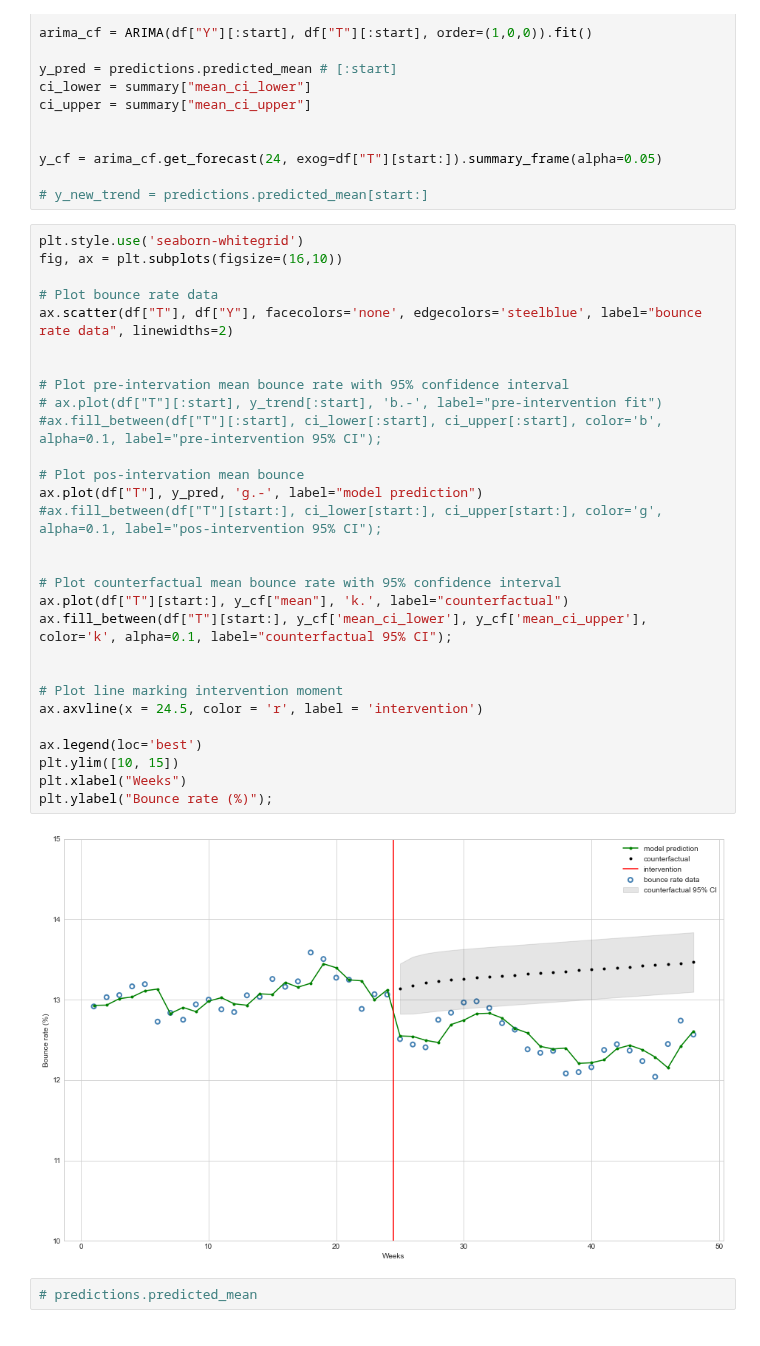
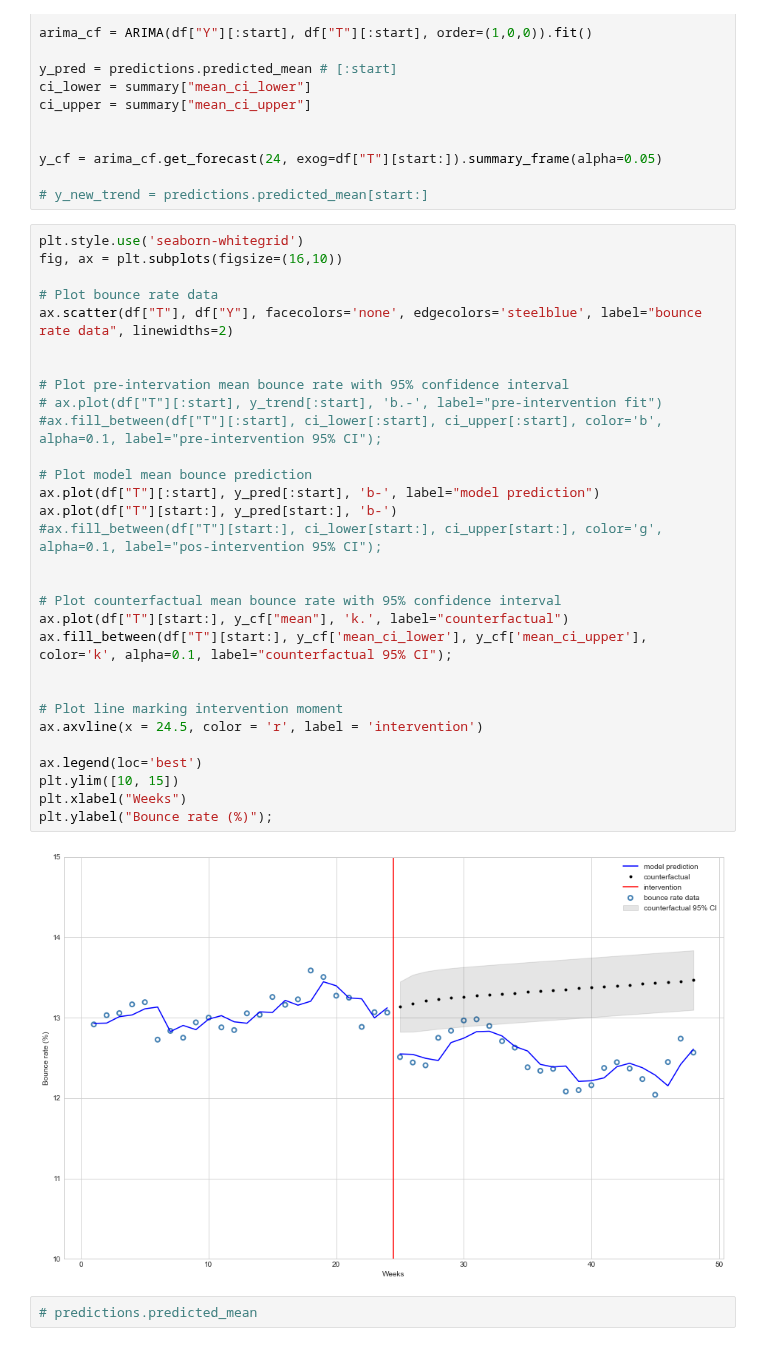
Before and after one commit to xboard/xboard.github.io, a Jupyter notebook: assets/data/its/ITS in python3.ipynb, the cells around one changed output. Cells and saved outputs as stored; diff of their text form.

```diff
--- a/assets/data/its/ITS in python3.ipynb
+++ b/assets/data/its/ITS in python3.ipynb
@@ -285,34 +286,35 @@ y_cf = arima_cf.get_forecast(24, exog=df["T"][start:]).summary_frame(alpha=0.05)
 # %%
 plt.style.use('seaborn-whitegrid')
 fig, ax = plt.subplots(figsize=(16,10))
 
 # Plot bounce rate data
 ax.scatter(df["T"], df["Y"], facecolors='none', edgecolors='steelblue', label="bounce rate data", linewidths=2)
 
 
 # Plot pre-intervation mean bounce rate with 95% confidence interval
 # ax.plot(df["T"][:start], y_trend[:start], 'b.-', label="pre-intervention fit")
 #ax.fill_between(df["T"][:start], ci_lower[:start], ci_upper[:start], color='b', alpha=0.1, label="pre-intervention 95% CI");
 
-# Plot pos-intervation mean bounce
-ax.plot(df["T"], y_pred, 'g.-', label="model prediction")
+# Plot model mean bounce prediction
+ax.plot(df["T"][:start], y_pred[:start], 'b-', label="model prediction")
+ax.plot(df["T"][start:], y_pred[start:], 'b-')
 #ax.fill_between(df["T"][start:], ci_lower[start:], ci_upper[start:], color='g', alpha=0.1, label="pos-intervention 95% CI");
 
 
 # Plot counterfactual mean bounce rate with 95% confidence interval
 ax.plot(df["T"][start:], y_cf["mean"], 'k.', label="counterfactual")
 ax.fill_between(df["T"][start:], y_cf['mean_ci_lower'], y_cf['mean_ci_upper'], color='k', alpha=0.1, label="counterfactual 95% CI");
 
 
 # Plot line marking intervention moment
 ax.axvline(x = 24.5, color = 'r', label = 'intervention')
 
 ax.legend(loc='best')
 plt.ylim([10, 15])
 plt.xlabel("Weeks")
 plt.ylabel("Bounce rate (%)");
 # %% [output]
-[figure, old version]
+[figure, new version]
 # %%
 # predictions.predicted_mean
 # %%
```
Also changed, not shown: parts of 1 cell of this notebook, 3 other files.
